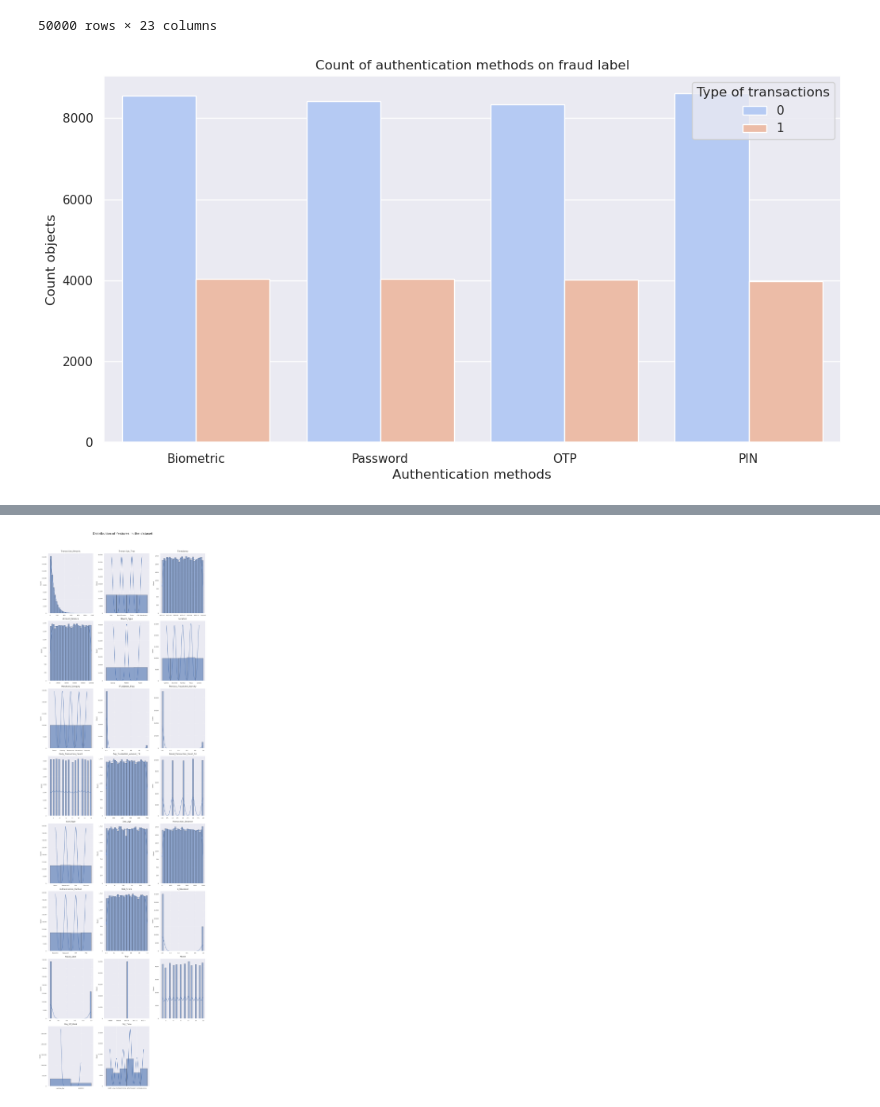
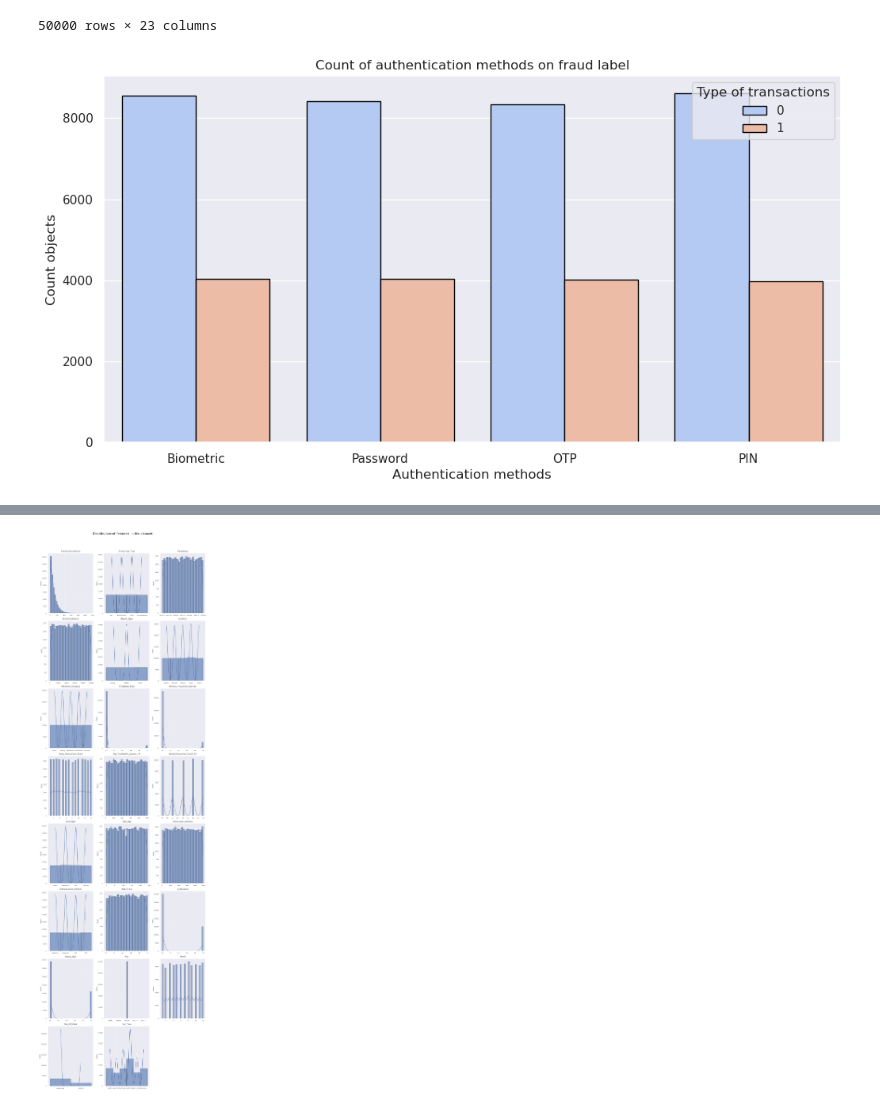
Before and after one commit to crissyro/Fraud-Detection-Transactions, a Jupyter notebook: jupyter/fraud_detection_transactions.ipynb, the cells around one changed output, grey strips where cells are left out. Cells and saved outputs as stored; diff of their text form; code cells hidden in the pictures.

```diff
--- a/jupyter/fraud_detection_transactions.ipynb
+++ b/jupyter/fraud_detection_transactions.ipynb
@@ -254,16 +243,17 @@ df
 # %%
 plt.figure(figsize=(12, 6))
 sns.countplot(data=df,
               x='Authentication_Method',
               hue='Fraud_Label',
               palette='coolwarm',
+              edgecolor='black',
               )
 plt.title('Count of authentication methods on fraud label')
 plt.xlabel('Authentication methods', fontsize=12)
 plt.ylabel('Count objects', fontsize=12)
 plt.legend(title='Type of transactions');
 # %% [output]
-[figure, old version]
+[figure, new version]
 # %%
 plt.figure(figsize=(12, 6))
 sns.countplot(data=df,
```
Also changed, not shown: parts of 5 cells of this notebook.
